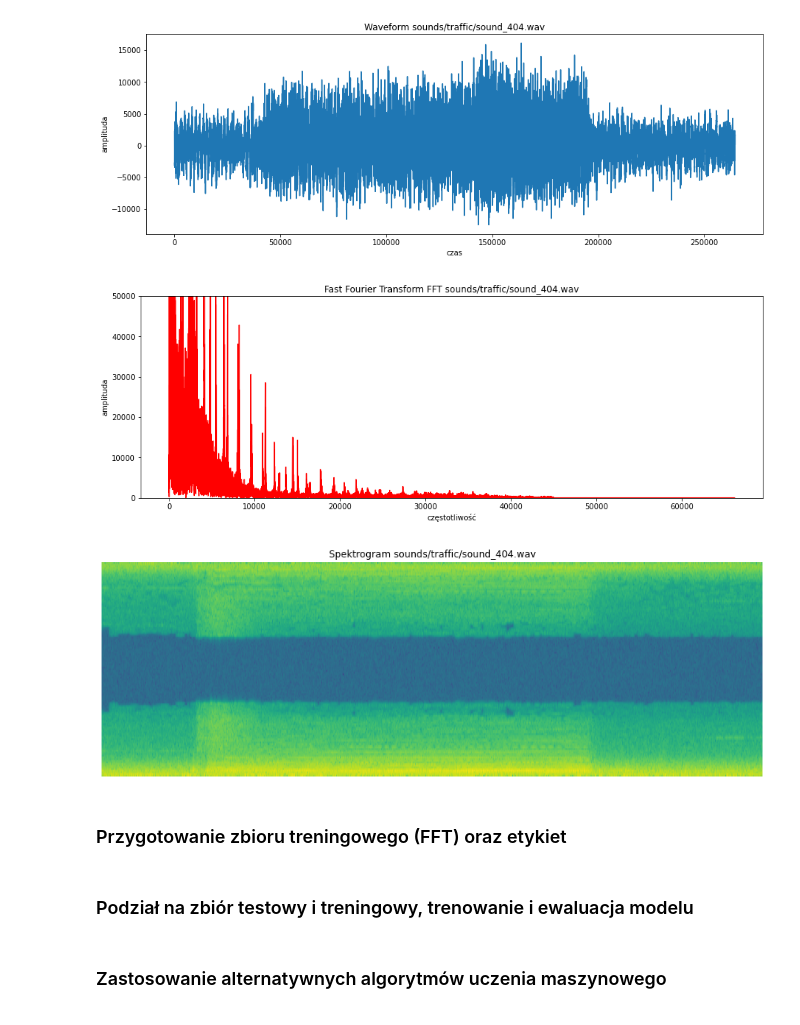
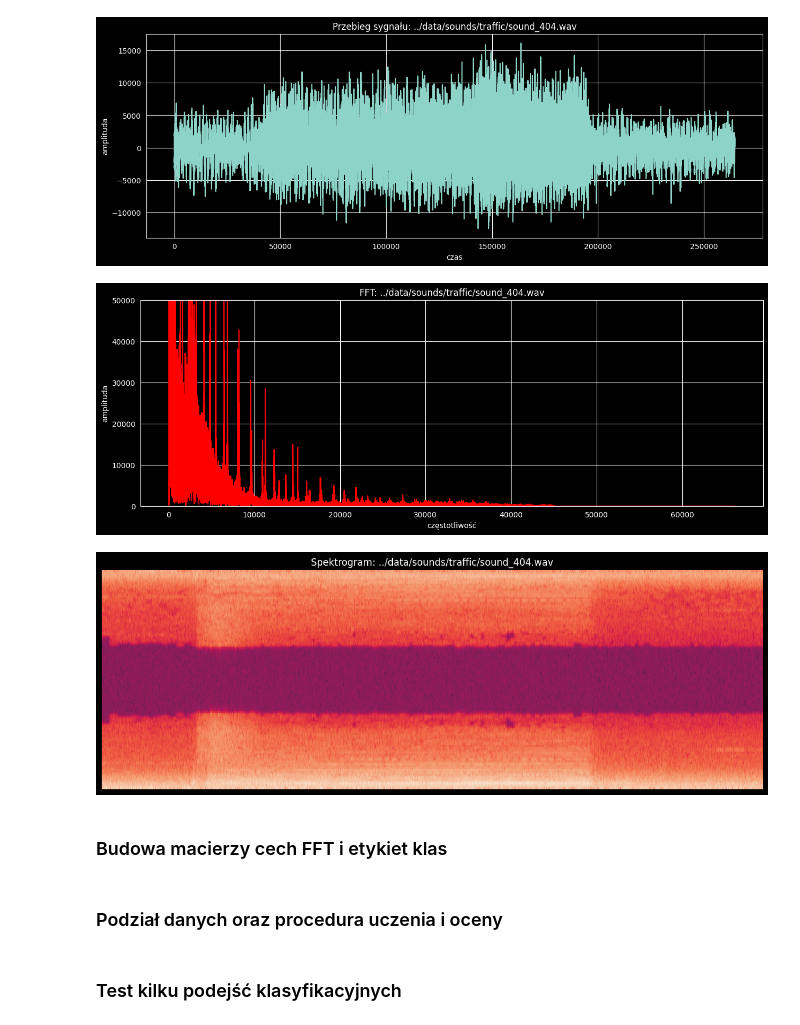
Before and after one commit to mzarnecki/time-series-analysis, a Jupyter notebook: notebook/siren_sound_analyse_and_classify.ipynb, the cells around one changed output. Drawn from its saved outputs; the diff is of its cells as text; code cells hidden in the pictures.

```diff
--- a/notebook/siren_sound_analyse_and_classify.ipynb
+++ b/notebook/siren_sound_analyse_and_classify.ipynb
@@ -112,15 +118,15 @@ draw_spectrogram('../data/sounds/firetruck/sound_203.wav')
 # %%
-draw_waveform('../data/sounds/traffic/sound_404.wav')
+plot_wave('../data/sounds/traffic/sound_404.wav')
 # %% [output]
-[figure, old version]
+[figure, new version]
 # %%
-draw_fft('../data/sounds/traffic/sound_404.wav')
+plot_fft('../data/sounds/traffic/sound_404.wav')
 # %% [output]
-[figure, old version]
+[figure, new version]
 # %%
-draw_spectrogram('../data/sounds/traffic/sound_404.wav')
+plot_spectrogram('../data/sounds/traffic/sound_404.wav')
 # %% [output]
-[figure, old version]
+[figure, new version]
 # %% [markdown]
-### Przygotowanie zbioru treningowego (FFT) oraz etykiet
+### Budowa macierzy cech FFT i etykiet klas
 # %%
@@ -146,3 +154,3 @@ train = [reader(f) for f in tqdm(paths)]
 # %% [markdown]
-### Podział na zbiór testowy i treningowy, trenowanie i ewaluacja modelu
+### Podział danych oraz procedura uczenia i oceny
 # %%
@@ -168,3 +181,3 @@ def train_model(classifier, feature_vector_train, label, feature_vector_valid):
 # %% [markdown]
-### Zastosowanie alternatywnych algorytmów uczenia maszynowego
+### Test kilku podejść klasyfikacyjnych
 # %%
```
Also changed, not shown: parts of 24 cells of this notebook.
